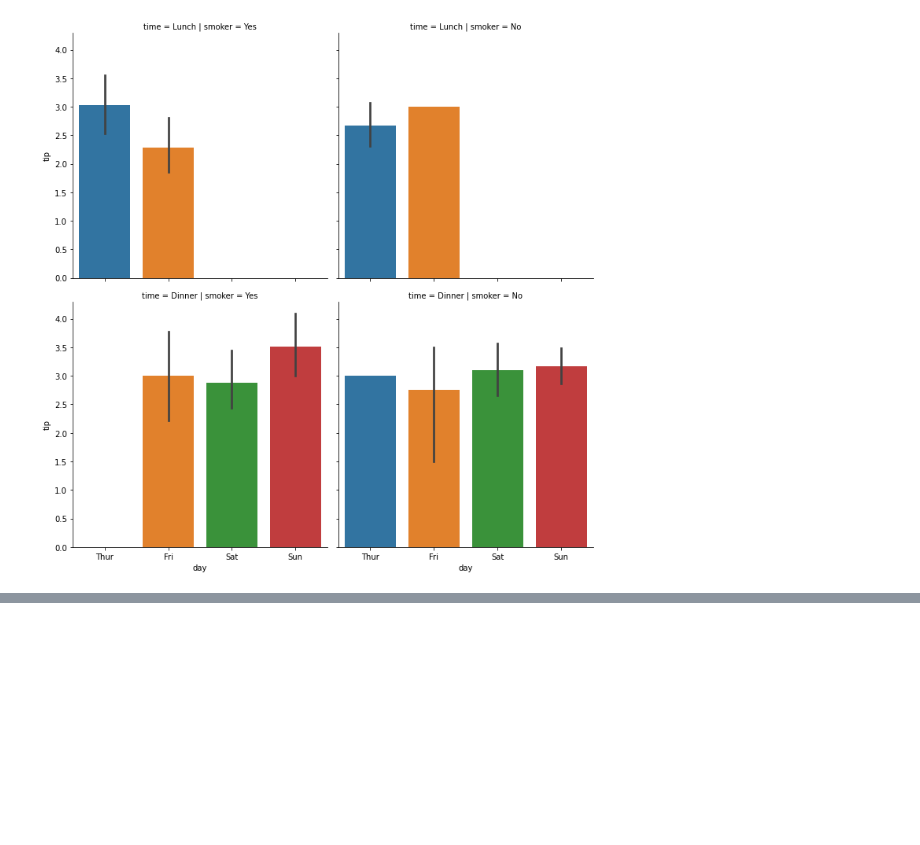
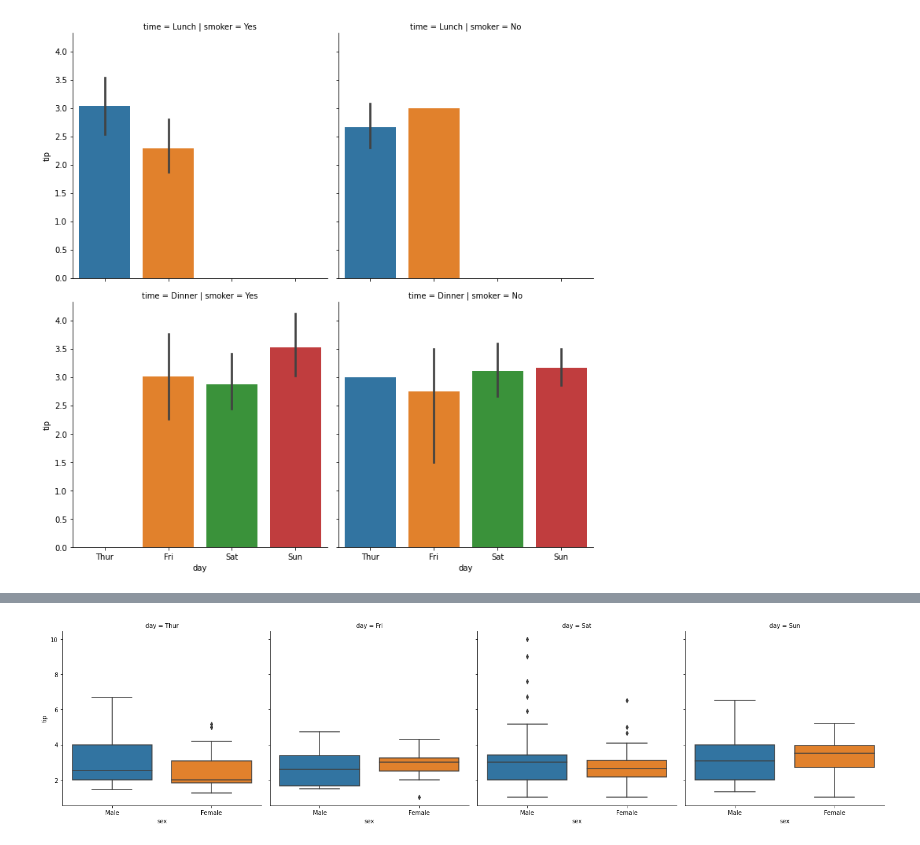
Before and after one commit to sejinseo/Itwill_Python, a Jupyter notebook: py22_seaborn.ipynb, the cells around one changed output, grey strips where cells are left out. Drawn from its saved outputs; the diff is of its cells as text; code cells hidden in the pictures; blank space fills up the shorter version.

```diff
--- a/py22_seaborn.ipynb
+++ b/py22_seaborn.ipynb
@@ -345,0 +386,6 @@ plt.show()
+# %%
+# 성별 팁의 box plot + 요일별 subplot
+sns.catplot(x='sex', y='tip', data=tips, col='day', kind='box')
+plt.show()
+# %% [output]
+[figure, added]
```
Also changed, not shown: parts of 36 cells of this notebook.
